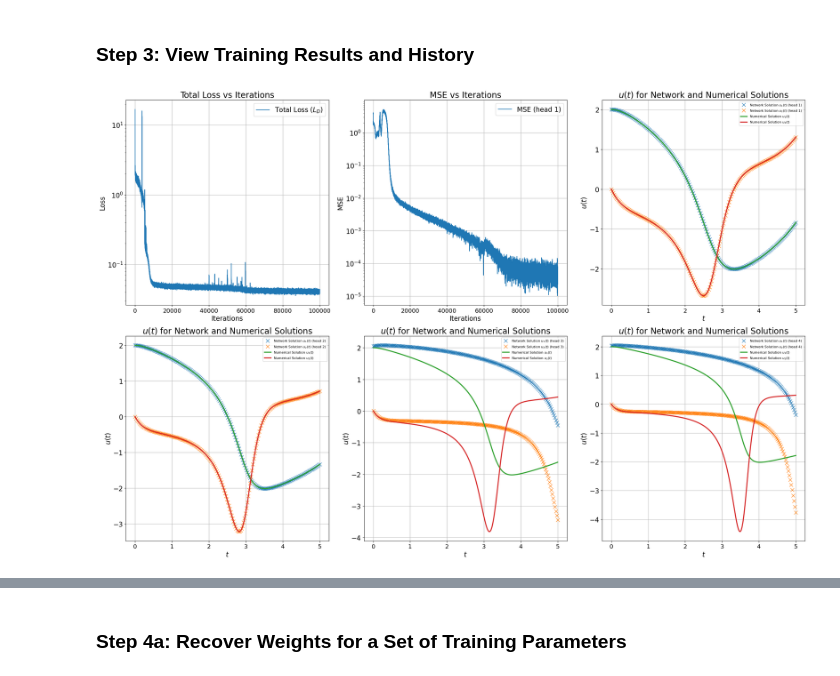
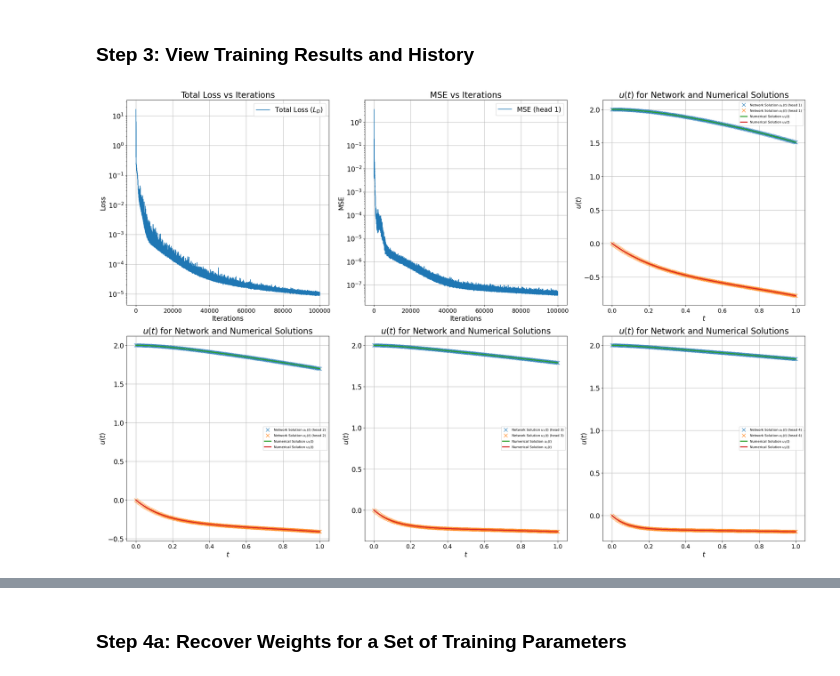
Before and after one commit to eseiler18/Harvard_Master_Thesis, a Jupyter notebook: src/nonlinearODE/PINNS_stiff_nonlinearODE.ipynb, the cells around one changed output, grey strips where cells are left out. Drawn from its saved outputs; the diff is of its cells as text; code cells hidden in the pictures.

```diff
--- a/src/nonlinearODE/PINNS_stiff_nonlinearODE.ipynb
+++ b/src/nonlinearODE/PINNS_stiff_nonlinearODE.ipynb
@@ -206,7 +154,7 @@ def compute_H_and_dH_dt(min_x, max_x, trained_model, num_equations, hid_lay):
 ### Step 1: Choose Network Parameters and Set-up Differential Equations
 # %%
 # set-up network training parameters
-x_range = [0, 5]
+x_range = [0, 1]
 num_equations = 2
 num_heads = 4
 iterations = 100000
@@ -239,7 +212,7 @@ true_func_dict[true_funct_str] = true_radau_list_linear
 # %% [markdown]
 # Van der Pools equation
 # %%
-alpha_list = [1., 1.5, 2., 2.5]
+alpha_list = [1., 2., 3., 4.]
 
 def VanDerPols(t, y, alpha):
     if isinstance(y, np.ndarray):
@@ -248,7 +221,7 @@ def VanDerPols(t, y, alpha):
         yp[1] = alpha*(1-y[0]**2)*y[1] - y[0]
     else:
         yp = torch.ones_like(y)
-        yp[:, 0, :] = y[:, 1, :]
+        yp[:, 0, :]  = y[:, 1, :]
         yp[:, 1, :] = alpha*(1-y[:, 0, :]**2)*y[:, 1, :] - y[:, 0, :]
     return yp
 
@@ -373,15 +347,15 @@ def load_run_history(model_file, device, true_func_dict, path=r"D:\Emilien\Docum
 
   return trained_model, x_range, iterations, hid_lay, num_equations, num_heads, loss_hist, MSE_hist, alpha_list, v_list, true_functs
 
-trained_model, x_range, iterations, hid_lay, num_equations, num_heads, loss_hist, MSE_hist, alpha_list, v_list, true_funct_list = load_run_history("VDP_10121235", dev, true_func_dict)
+trained_model, x_range, iterations, hid_lay, num_equations, num_heads, loss_hist, MSE_hist, alpha_list, v_list, true_funct_list = load_run_history("VDP_10171740", dev, true_func_dict)
 # %%
-equation_list = equation_list_linear
+equation_list = equation_list_VDP
 plot_loss_mse_and_all_solution_non_linear(x_range=x_range, true_functs=true_funct_list, iterations=iterations,
                            trained_model=trained_model, v_list=v_list, equation_list=equation_list,
                            train_losses=loss_hist ['Ltotal_losses'],
                            loss_label='Total Loss ($L_D$)', mses=MSE_hist, device=dev)
 # %% [output]
-[figure, old version]
+[figure, new version]
 # %%
 fig, ax = plt.subplots(1)
 plot_head_loss(iterations, loss_hist["head"], ax)
```
Also changed, not shown: parts of 29 cells of this notebook, 7 other files.
